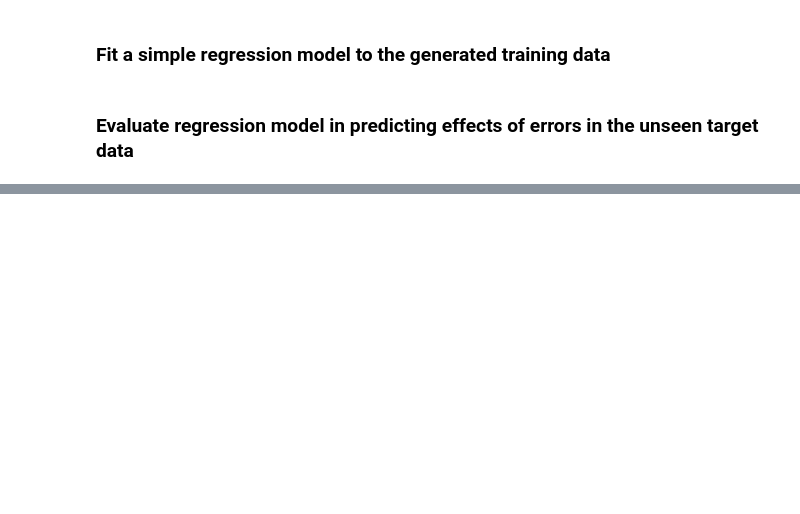
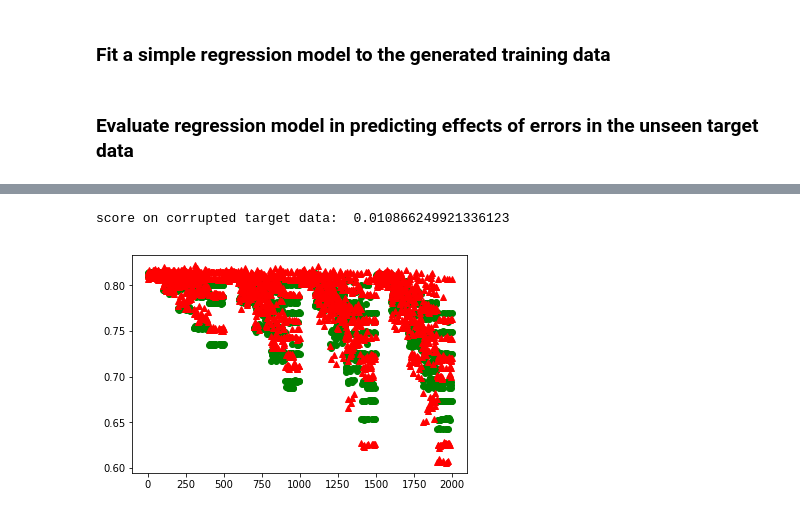
Before and after one commit to sergred/unit-tests-ml-python, a Jupyter notebook: notebooks/minimal-example-adult-neural-net.ipynb, the cells around one changed output, grey strips where cells are left out. Drawn from its saved outputs; the diff is of its cells as text; code cells hidden in the pictures; blank space fills up the shorter version.

```diff
--- a/notebooks/minimal-example-adult-neural-net.ipynb
+++ b/notebooks/minimal-example-adult-neural-net.ipynb
@@ -233,0 +234,15 @@ plt.show()
+# %%
+from sklearn.metrics import mean_squared_error as MSE
+from sklearn.metrics import mean_absolute_error as MAE
+
+score_on_corrupted_target_data = MAE(true_scores, predicted_scores)
+
+print("score on corrupted target data: ", score_on_corrupted_target_data)
+# %% [output]
+score on corrupted target data:  0.010866249921336123
+# %%
+plt.plot(range(len(predicted_scores)), predicted_scores, 'go')
+plt.plot(range(len(true_scores)), true_scores, 'r^')
+plt.show()
+# %% [output]
+[figure, added]
```
Also changed, not shown: parts of 5 cells of this notebook, 1 other file.
